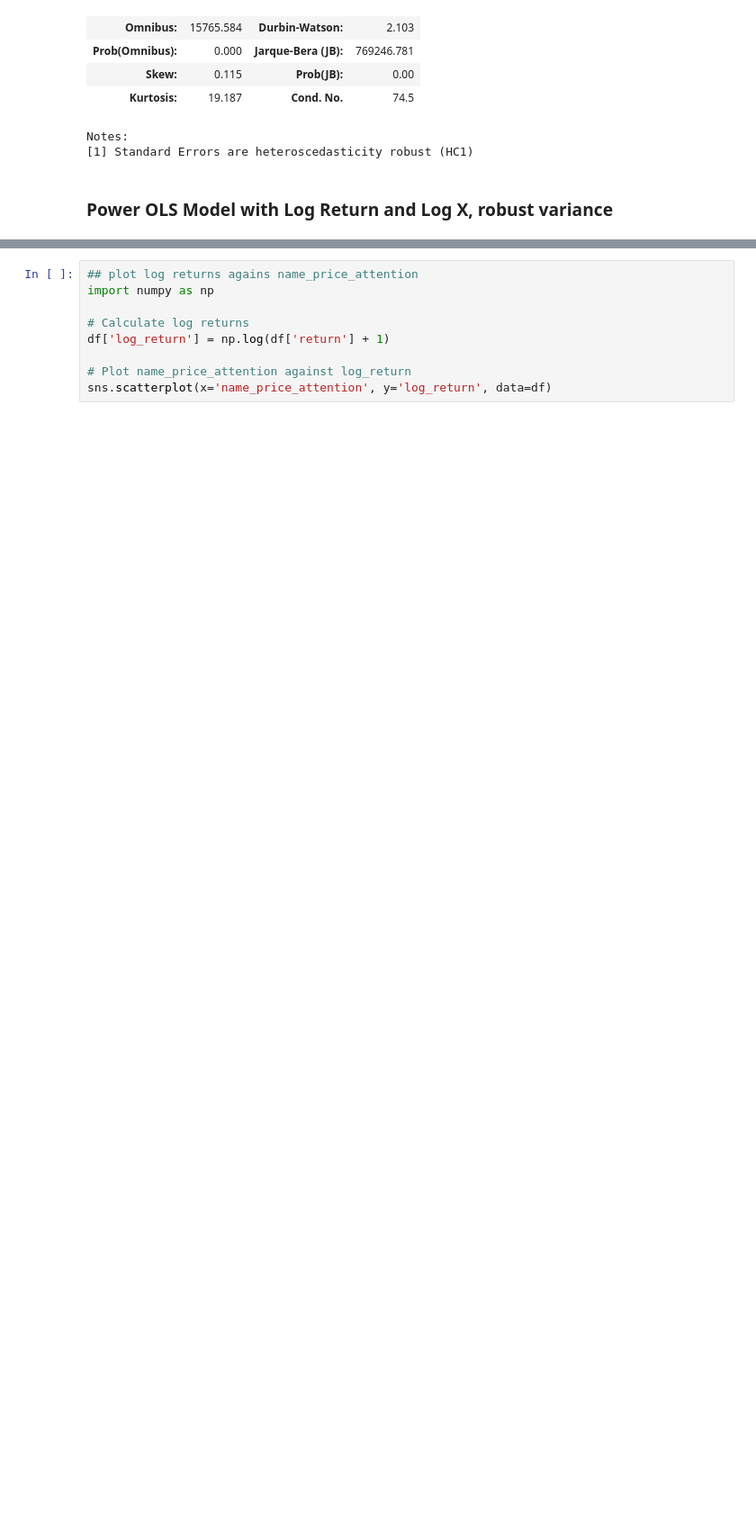
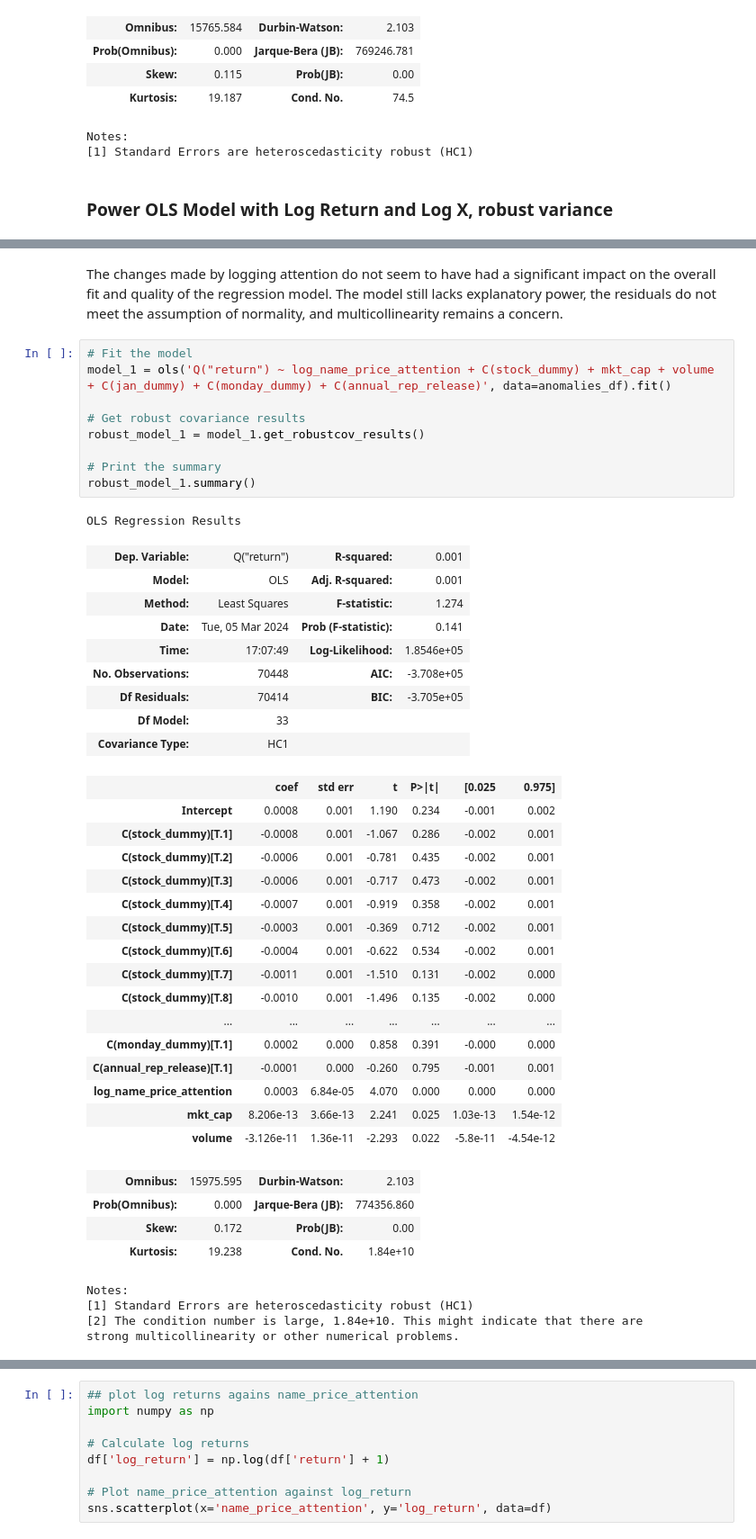
Before and after one commit to senaruetschlin/Investor_Attention, a Jupyter notebook: Robust_regression_file_alex_scaled_clean.ipynb, the cells around one changed output, grey strips where cells are left out. Shown: that part at 90% size. Cells and saved outputs as stored; diff of their text form; blank space fills up the shorter version.

```diff
--- a/Robust_regression_file_alex_scaled_clean.ipynb
+++ b/Robust_regression_file_alex_scaled_clean.ipynb
@@ -416,0 +645,46 @@ Notes:
+# %% [markdown]
+The changes made by logging attention do not seem to have had a significant impact on the overall fit and quality of the regression model. The model still lacks explanatory power, the residuals do not meet the assumption of normality, and multicollinearity remains a concern.
+# %%
+# Fit the model
+model_1 = ols('Q("return") ~ log_name_price_attention + C(stock_dummy) + mkt_cap + volume + C(jan_dummy) + C(monday_dummy) + C(annual_rep_release)', data=anomalies_df).fit()
+
+# Get robust covariance results
+robust_model_1 = model_1.get_robustcov_results()
+
+# Print the summary
+robust_model_1.summary()
+# %% [output]
+OLS Regression Results
+| Dep. Variable: | Q("return") | R-squared: | 0.001 |
+| Model: | OLS | Adj. R-squared: | 0.001 |
+| Method: | Least Squares | F-statistic: | 1.274 |
+| Date: | Tue, 05 Mar 2024 | Prob (F-statistic): | 0.141 |
+| Time: | 17:07:49 | Log-Likelihood: | 1.8546e+05 |
+| No. Observations: | 70448 | AIC: | -3.708e+05 |
+| Df Residuals: | 70414 | BIC: | -3.705e+05 |
+| Df Model: | 33 |  |  |
+| Covariance Type: | HC1 |  |  |
+|  | coef | std err | t | P>|t| | [0.025 | 0.975] |
+| Intercept | 0.0008 | 0.001 | 1.190 | 0.234 | -0.001 | 0.002 |
+| C(stock_dummy)[T.1] | -0.0008 | 0.001 | -1.067 | 0.286 | -0.002 | 0.001 |
+| C(stock_dummy)[T.2] | -0.0006 | 0.001 | -0.781 | 0.435 | -0.002 | 0.001 |
+| C(stock_dummy)[T.3] | -0.0006 | 0.001 | -0.717 | 0.473 | -0.002 | 0.001 |
+| C(stock_dummy)[T.4] | -0.0007 | 0.001 | -0.919 | 0.358 | -0.002 | 0.001 |
+| C(stock_dummy)[T.5] | -0.0003 | 0.001 | -0.369 | 0.712 | -0.002 | 0.001 |
+| C(stock_dummy)[T.6] | -0.0004 | 0.001 | -0.622 | 0.534 | -0.002 | 0.001 |
+| C(stock_dummy)[T.7] | -0.0011 | 0.001 | -1.510 | 0.131 | -0.002 | 0.000 |
+| C(stock_dummy)[T.8] | -0.0010 | 0.001 | -1.496 | 0.135 | -0.002 | 0.000 |
+| ... | ... | ... | ... | ... | ... | ... |
+| C(monday_dummy)[T.1] | 0.0002 | 0.000 | 0.858 | 0.391 | -0.000 | 0.000 |
+| C(annual_rep_release)[T.1] | -0.0001 | 0.000 | -0.260 | 0.795 | -0.001 | 0.001 |
+| log_name_price_attention | 0.0003 | 6.84e-05 | 4.070 | 0.000 | 0.000 | 0.000 |
+| mkt_cap | 8.206e-13 | 3.66e-13 | 2.241 | 0.025 | 1.03e-13 | 1.54e-12 |
+| volume | -3.126e-11 | 1.36e-11 | -2.293 | 0.022 | -5.8e-11 | -4.54e-12 |
+| Omnibus: | 15975.595 | Durbin-Watson: | 2.103 |
+| Prob(Omnibus): | 0.000 | Jarque-Bera (JB): | 774356.860 |
+| Skew: | 0.172 | Prob(JB): | 0.00 |
+| Kurtosis: | 19.238 | Cond. No. | 1.84e+10 |
+Notes:
+[1] Standard Errors are heteroscedasticity robust (HC1)
+[2] The condition number is large, 1.84e+10. This might indicate that there are
+strong multicollinearity or other numerical problems.
```
Also changed, not shown: parts of 26 cells of this notebook.
